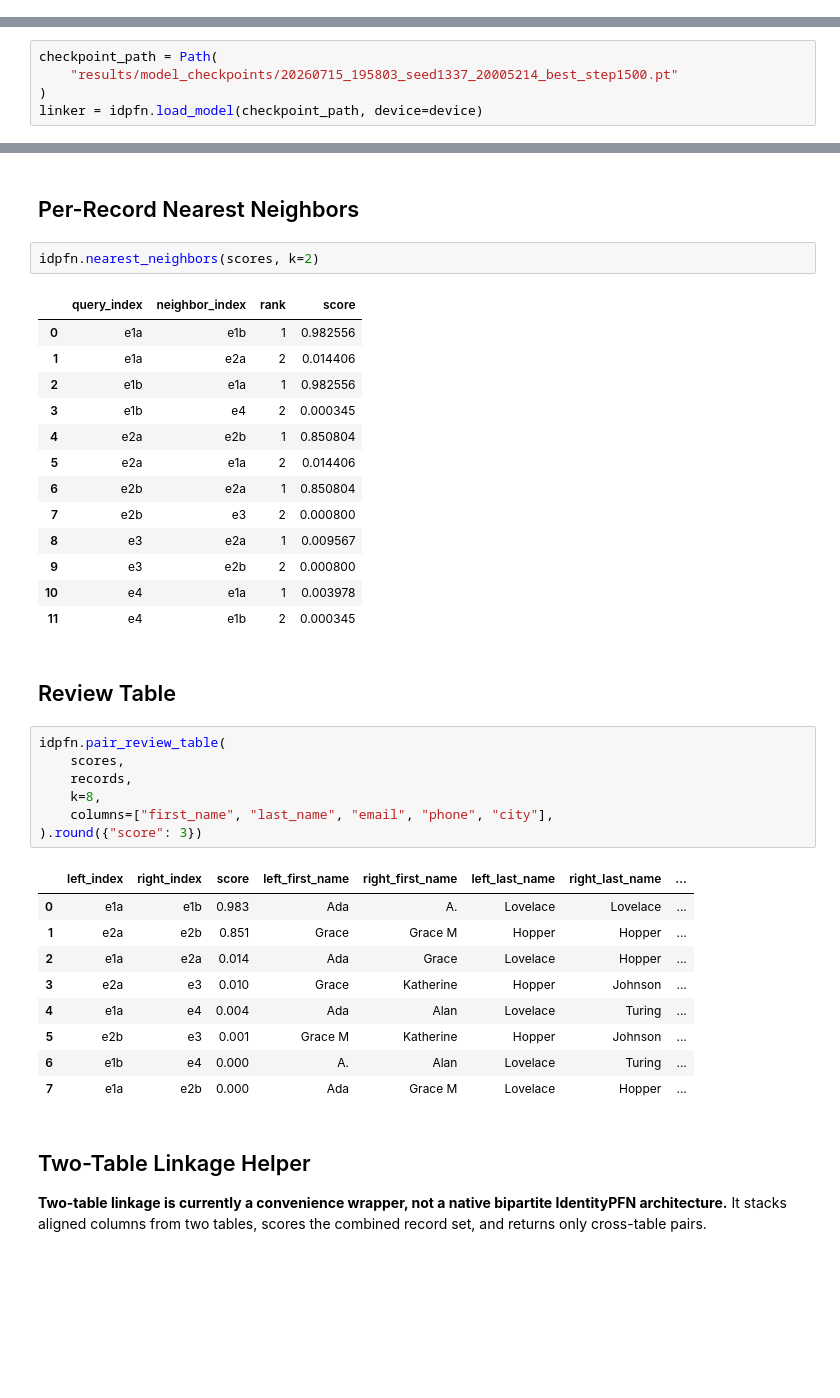
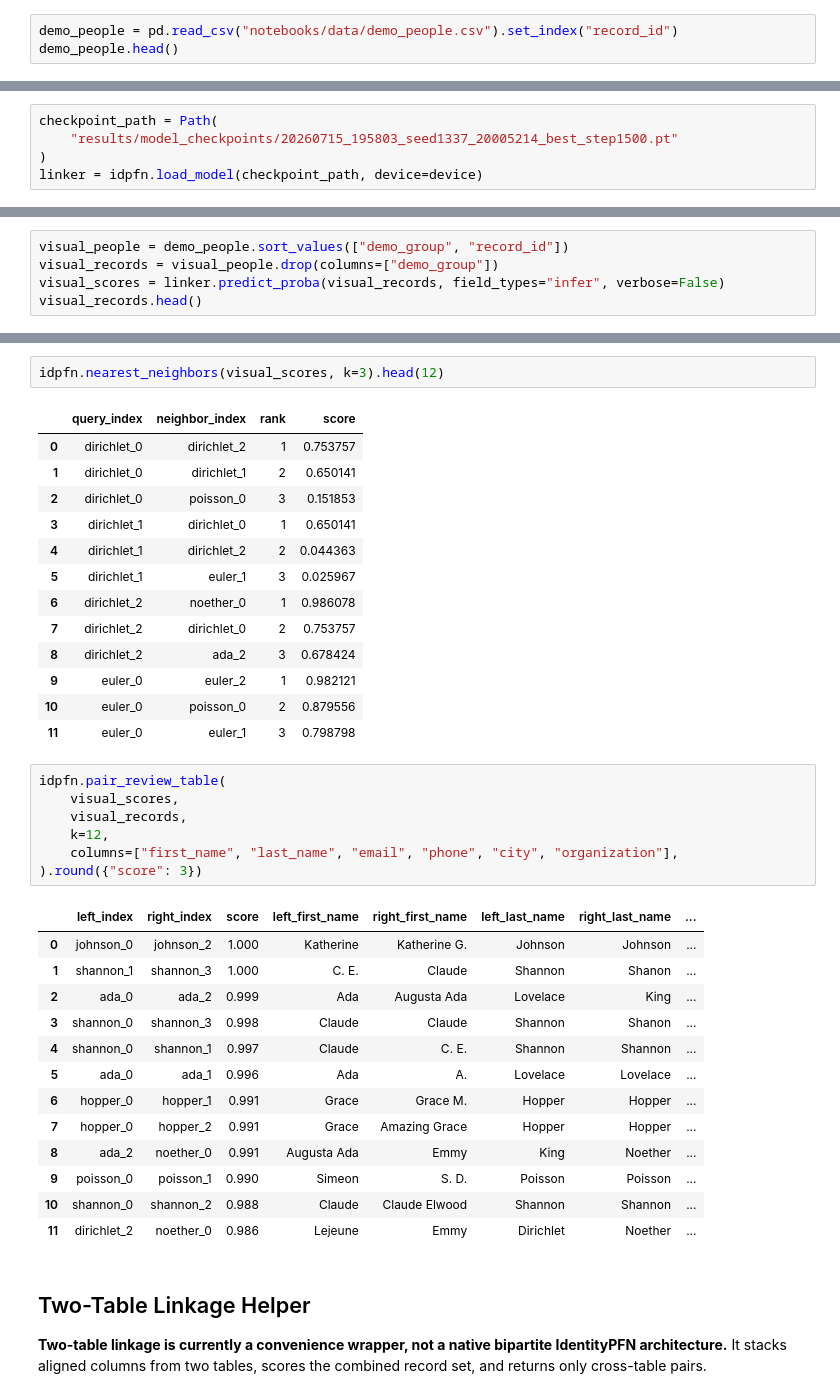
Before and after one commit to AdamSpannbauer/IdentityPFN, a Jupyter notebook: notebooks/demo_zero_shot_linking.ipynb, the cells around one changed output, grey strips where cells are left out. Saved outputs shown, nothing was run; the diff lists cells and outputs as text; blank space fills up the shorter version.

Commit message:
update demo

```diff
--- a/notebooks/demo_zero_shot_linking.ipynb
+++ b/notebooks/demo_zero_shot_linking.ipynb
@@ -75,0 +20,3 @@ records
+# %%
+demo_people = pd.read_csv("notebooks/data/demo_people.csv").set_index("record_id")
+demo_people.head()
@@ -134,0 +117,5 @@ fig.tight_layout()
+# %%
+visual_people = demo_people.sort_values(["demo_group", "record_id"])
+visual_records = visual_people.drop(columns=["demo_group"])
+visual_scores = linker.predict_proba(visual_records, field_types="infer", verbose=False)
+visual_records.head()
@@ -147,40 +166,40 @@ idpfn.top_pairs(scores, k=8)
-# %% [markdown]
-## Per-Record Nearest Neighbors
 # %%
-idpfn.nearest_neighbors(scores, k=2)
+idpfn.nearest_neighbors(visual_scores, k=3).head(12)
 # %% [output]
 |  | query_index | neighbor_index | rank | score |
-| 0 | e1a | e1b | 1 | 0.982556 |
-| 1 | e1a | e2a | 2 | 0.014406 |
-| 2 | e1b | e1a | 1 | 0.982556 |
-| 3 | e1b | e4 | 2 | 0.000345 |
-| 4 | e2a | e2b | 1 | 0.850804 |
-| 5 | e2a | e1a | 2 | 0.014406 |
-| 6 | e2b | e2a | 1 | 0.850804 |
-| 7 | e2b | e3 | 2 | 0.000800 |
-| 8 | e3 | e2a | 1 | 0.009567 |
-| 9 | e3 | e2b | 2 | 0.000800 |
-| 10 | e4 | e1a | 1 | 0.003978 |
-| 11 | e4 | e1b | 2 | 0.000345 |
+| 0 | dirichlet_0 | dirichlet_2 | 1 | 0.753757 |
+| 1 | dirichlet_0 | dirichlet_1 | 2 | 0.650141 |
+| 2 | dirichlet_0 | poisson_0 | 3 | 0.151853 |
+| 3 | dirichlet_1 | dirichlet_0 | 1 | 0.650141 |
+| 4 | dirichlet_1 | dirichlet_2 | 2 | 0.044363 |
+| 5 | dirichlet_1 | euler_1 | 3 | 0.025967 |
+| 6 | dirichlet_2 | noether_0 | 1 | 0.986078 |
+| 7 | dirichlet_2 | dirichlet_0 | 2 | 0.753757 |
+| 8 | dirichlet_2 | ada_2 | 3 | 0.678424 |
+| 9 | euler_0 | euler_2 | 1 | 0.982121 |
+| 10 | euler_0 | poisson_0 | 2 | 0.879556 |
+| 11 | euler_0 | euler_1 | 3 | 0.798798 |
-# %% [markdown]
-## Review Table
 # %%
 idpfn.pair_review_table(
-    scores,
-    records,
-    k=8,
-    columns=["first_name", "last_name", "email", "phone", "city"],
+    visual_scores,
+    visual_records,
+    k=12,
+    columns=["first_name", "last_name", "email", "phone", "city", "organization"],
 ).round({"score": 3})
 # %% [output]
 |  | left_index | right_index | score | left_first_name | right_first_name | left_last_name | right_last_name | ... |
-| 0 | e1a | e1b | 0.983 | Ada | A. | Lovelace | Lovelace | ... |
-| 1 | e2a | e2b | 0.851 | Grace | Grace M | Hopper | Hopper | ... |
-| 2 | e1a | e2a | 0.014 | Ada | Grace | Lovelace | Hopper | ... |
-| 3 | e2a | e3 | 0.010 | Grace | Katherine | Hopper | Johnson | ... |
-| 4 | e1a | e4 | 0.004 | Ada | Alan | Lovelace | Turing | ... |
-| 5 | e2b | e3 | 0.001 | Grace M | Katherine | Hopper | Johnson | ... |
-| 6 | e1b | e4 | 0.000 | A. | Alan | Lovelace | Turing | ... |
-| 7 | e1a | e2b | 0.000 | Ada | Grace M | Lovelace | Hopper | ... |
+| 0 | johnson_0 | johnson_2 | 1.000 | Katherine | Katherine G. | Johnson | Johnson | ... |
+| 1 | shannon_1 | shannon_3 | 1.000 | C. E. | Claude | Shannon | Shanon | ... |
+| 2 | ada_0 | ada_2 | 0.999 | Ada | Augusta Ada | Lovelace | King | ... |
+| 3 | shannon_0 | shannon_3 | 0.998 | Claude | Claude | Shannon | Shanon | ... |
+| 4 | shannon_0 | shannon_1 | 0.997 | Claude | C. E. | Shannon | Shannon | ... |
+| 5 | ada_0 | ada_1 | 0.996 | Ada | A. | Lovelace | Lovelace | ... |
+| 6 | hopper_0 | hopper_1 | 0.991 | Grace | Grace M. | Hopper | Hopper | ... |
+| 7 | hopper_0 | hopper_2 | 0.991 | Grace | Amazing Grace | Hopper | Hopper | ... |
+| 8 | ada_2 | noether_0 | 0.991 | Augusta Ada | Emmy | King | Noether | ... |
+| 9 | poisson_0 | poisson_1 | 0.990 | Simeon | S. D. | Poisson | Poisson | ... |
+| 10 | shannon_0 | shannon_2 | 0.988 | Claude | Claude Elwood | Shannon | Shannon | ... |
+| 11 | dirichlet_2 | noether_0 | 0.986 | Lejeune | Emmy | Dirichlet | Noether | ... |
 # %% [markdown]
 ## Two-Table Linkage Helper
 
```
Also changed, not shown: parts of 20 cells of this notebook, 1 other file.
